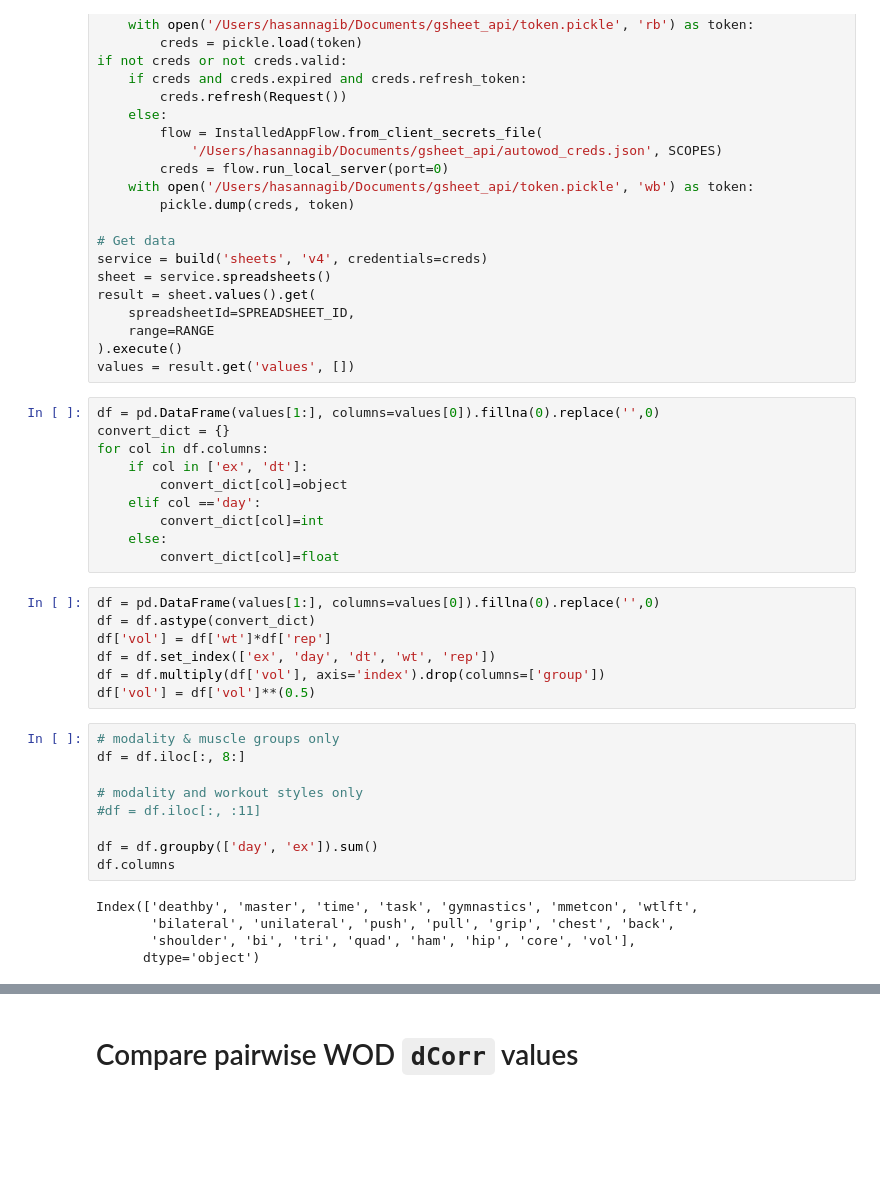
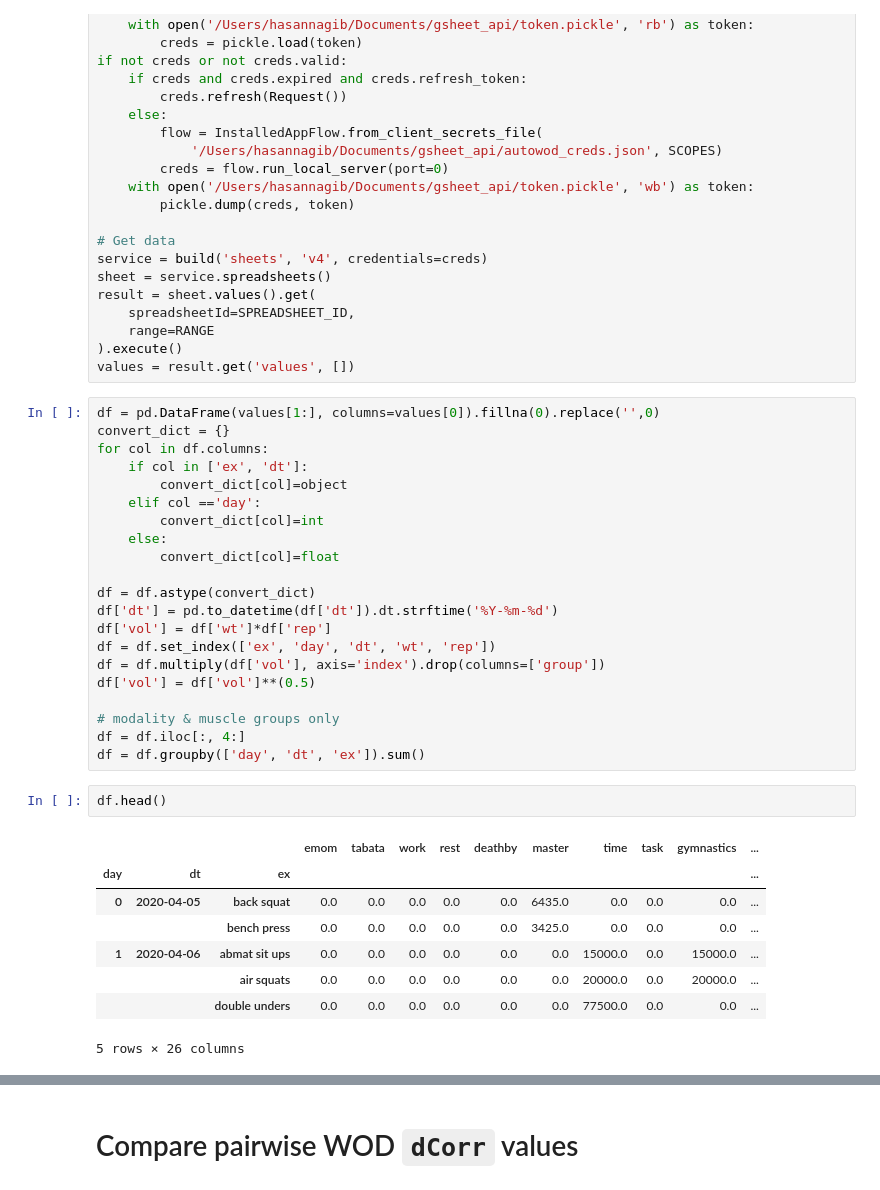
Before and after one commit to AI-AF/autowod, a Jupyter notebook: notebooks/hnlog.ipynb, the cells around one changed output, grey strips where cells are left out. Drawn from its saved outputs; the diff is of its cells as text; blank space fills up the shorter version.

```diff
--- a/notebooks/hnlog.ipynb
+++ b/notebooks/hnlog.ipynb
@@ -70,24 +75,25 @@ for col in df.columns:
         convert_dict[col]=int
     else:
         convert_dict[col]=float
+
+df = df.astype(convert_dict)
+df['dt'] = pd.to_datetime(df['dt']).dt.strftime('%Y-%m-%d')
+df['vol'] = df['wt']*df['rep']
+df = df.set_index(['ex', 'day', 'dt', 'wt', 'rep'])
+df = df.multiply(df['vol'], axis='index').drop(columns=['group'])
+df['vol'] = df['vol']**(0.5)
+
+# modality & muscle groups only
+df = df.iloc[:, 4:]
+df = df.groupby(['day', 'dt', 'ex']).sum()
-# %%
-df = pd.DataFrame(values[1:], columns=values[0]).fillna(0).replace('',0)
-df = df.astype(convert_dict)
-df['vol'] = df['wt']*df['rep']
-df = df.set_index(['ex', 'day', 'dt', 'wt', 'rep'])
-df = df.multiply(df['vol'], axis='index').drop(columns=['group'])
-df['vol'] = df['vol']**(0.5)
-# %%
-# modality & muscle groups only
-df = df.iloc[:, 8:]
-
-# modality and workout styles only
-#df = df.iloc[:, :11]
-
-df = df.groupby(['day', 'ex']).sum()
-df.columns
-# %% [output]
-Index(['deathby', 'master', 'time', 'task', 'gymnastics', 'mmetcon', 'wtlft',
-       'bilateral', 'unilateral', 'push', 'pull', 'grip', 'chest', 'back',
-       'shoulder', 'bi', 'tri', 'quad', 'ham', 'hip', 'core', 'vol'],
-      dtype='object')
+# %%
+df.head()
+# %% [output]
+|  |  |  | emom | tabata | work | rest | deathby | master | time | task | gymnastics | ... |
+| day | dt | ex |  |  |  |  |  |  |  |  |  | ... |
+| 0 | 2020-04-05 | back squat | 0.0 | 0.0 | 0.0 | 0.0 | 0.0 | 6435.0 | 0.0 | 0.0 | 0.0 | ... |
+|  |  | bench press | 0.0 | 0.0 | 0.0 | 0.0 | 0.0 | 3425.0 | 0.0 | 0.0 | 0.0 | ... |
+| 1 | 2020-04-06 | abmat sit ups | 0.0 | 0.0 | 0.0 | 0.0 | 0.0 | 0.0 | 15000.0 | 0.0 | 15000.0 | ... |
+|  |  | air squats | 0.0 | 0.0 | 0.0 | 0.0 | 0.0 | 0.0 | 20000.0 | 0.0 | 20000.0 | ... |
+|  |  | double unders | 0.0 | 0.0 | 0.0 | 0.0 | 0.0 | 0.0 | 77500.0 | 0.0 | 0.0 | ... |
+5 rows × 26 columns
```
Also changed, not shown: parts of 21 cells of this notebook.
